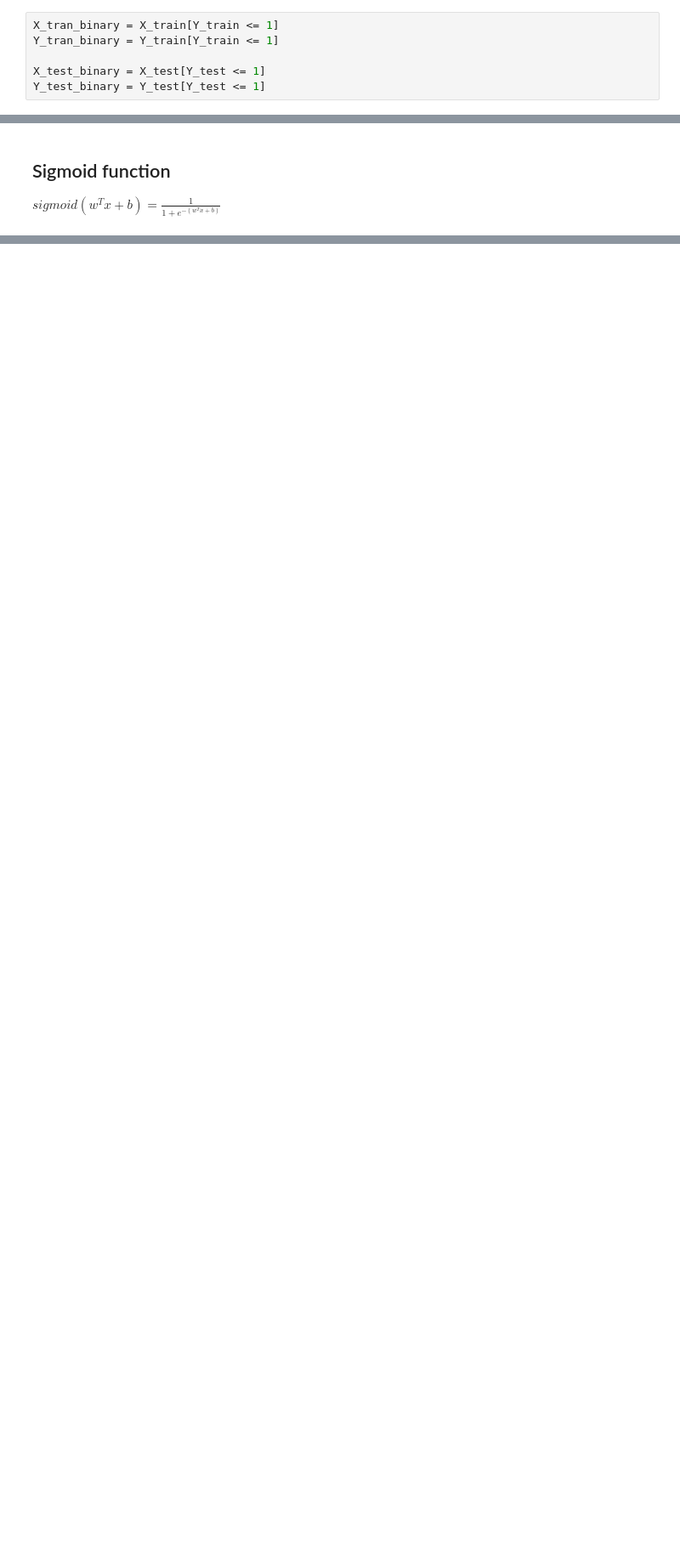
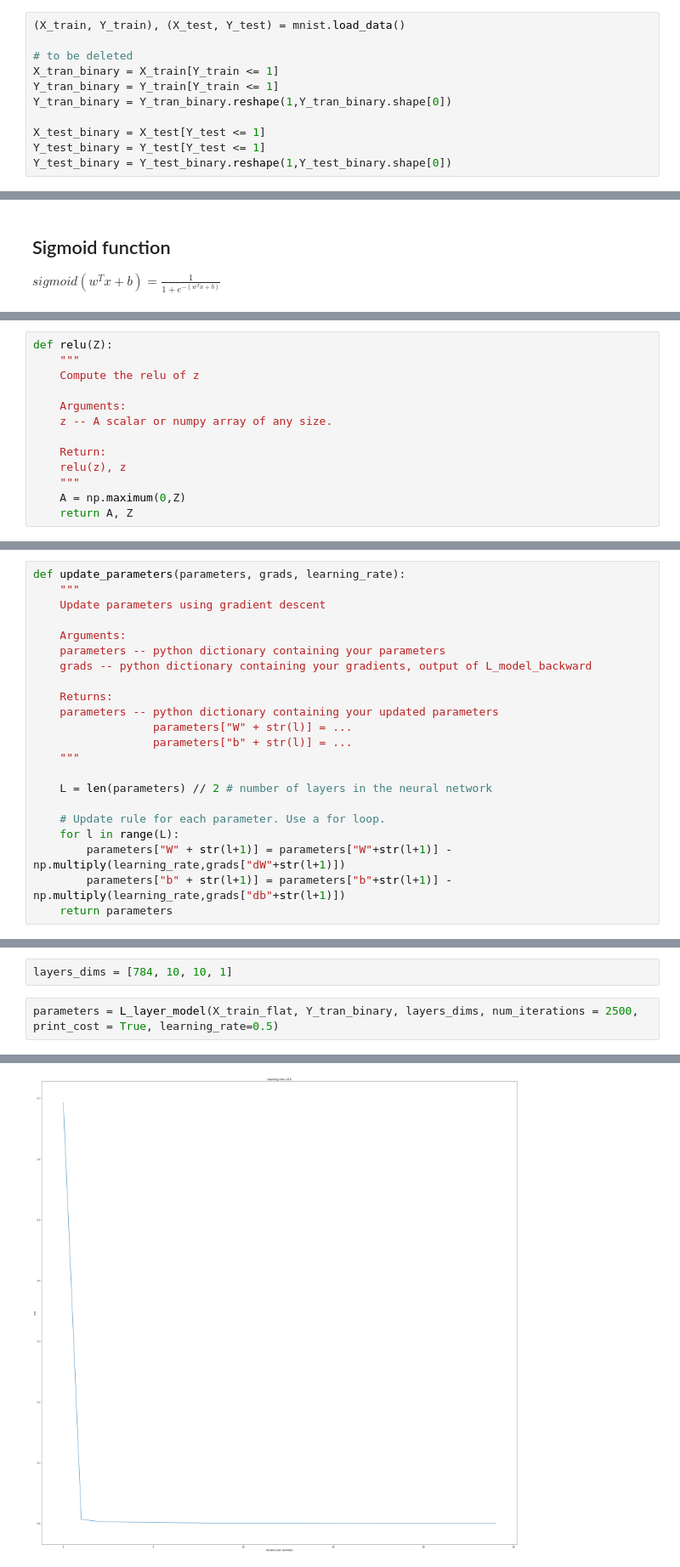
Before and after one commit to Alexzerntev/deep-learning, a Jupyter notebook: deep-learning-np.ipynb, the cells around one changed output, grey strips where cells are left out. Shown: that part at 85% size. Saved outputs shown, nothing was run; the diff lists cells and outputs as text; blank space fills up the shorter version.

Commit message:
finished deep learning simple model

```diff
--- a/deep-learning-np.ipynb
+++ b/deep-learning-np.ipynb
@@ -10,8 +15,13 @@ from tensorflow.keras.datasets import mnist
 # %% [markdown]
 ## Loading MNIST Dataset
 # %%
+(X_train, Y_train), (X_test, Y_test) = mnist.load_data()
+
+# to be deleted
 X_tran_binary = X_train[Y_train <= 1]
 Y_tran_binary = Y_train[Y_train <= 1]
+Y_tran_binary = Y_tran_binary.reshape(1,Y_tran_binary.shape[0])
 
 X_test_binary = X_test[Y_test <= 1]
 Y_test_binary = Y_test[Y_test <= 1]
+Y_test_binary = Y_test_binary.reshape(1,Y_test_binary.shape[0])
@@ -46,0 +87,13 @@ def sigmoid(z):
+# %%
+def relu(Z):
+    """
+    Compute the relu of z
+
+    Arguments:
+    z -- A scalar or numpy array of any size.
+
+    Return:
+    relu(z), z
+    """
+    A = np.maximum(0,Z)
+    return A, Z
@@ -46,0 +384,22 @@ def sigmoid(z):
+# %%
+def update_parameters(parameters, grads, learning_rate):
+    """
+    Update parameters using gradient descent
+
+    Arguments:
+    parameters -- python dictionary containing your parameters
+    grads -- python dictionary containing your gradients, output of L_model_backward
+
+    Returns:
+    parameters -- python dictionary containing your updated parameters
+                  parameters["W" + str(l)] = ...
+                  parameters["b" + str(l)] = ...
+    """
+
+    L = len(parameters) // 2 # number of layers in the neural network
+
+    # Update rule for each parameter. Use a for loop.
+    for l in range(L):
+        parameters["W" + str(l+1)] = parameters["W"+str(l+1)] - np.multiply(learning_rate,grads["dW"+str(l+1)])
+        parameters["b" + str(l+1)] = parameters["b"+str(l+1)] - np.multiply(learning_rate,grads["db"+str(l+1)])
+    return parameters
@@ -46,0 +510,5 @@ def sigmoid(z):
+# %%
+layers_dims = [784, 10, 10, 1]
+# %%
+parameters = L_layer_model(X_train_flat, Y_tran_binary, layers_dims, num_iterations = 2500, print_cost = True, learning_rate=0.5)
+# %% [output]
@@ -46,0 +532 @@ def sigmoid(z):
+[figure, added]
```
Also changed, not shown: parts of 30 cells of this notebook, 5 other files.
